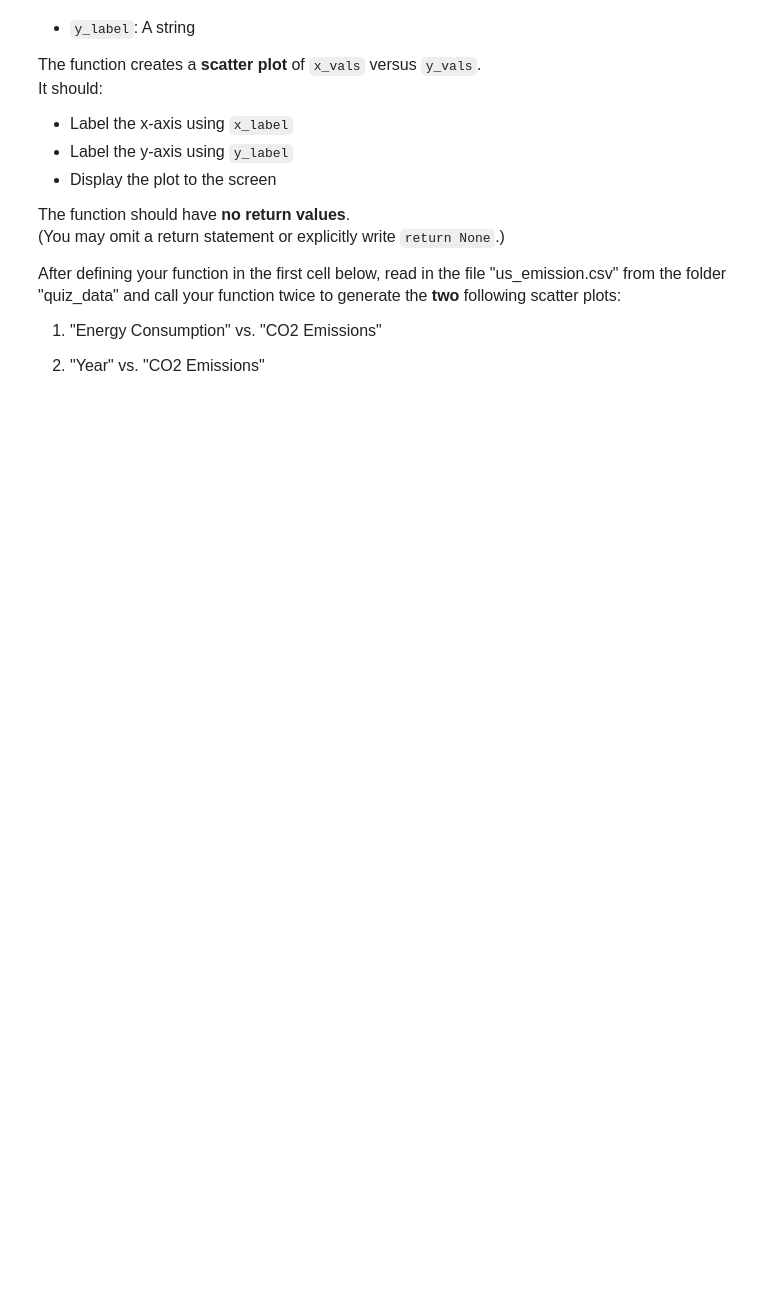
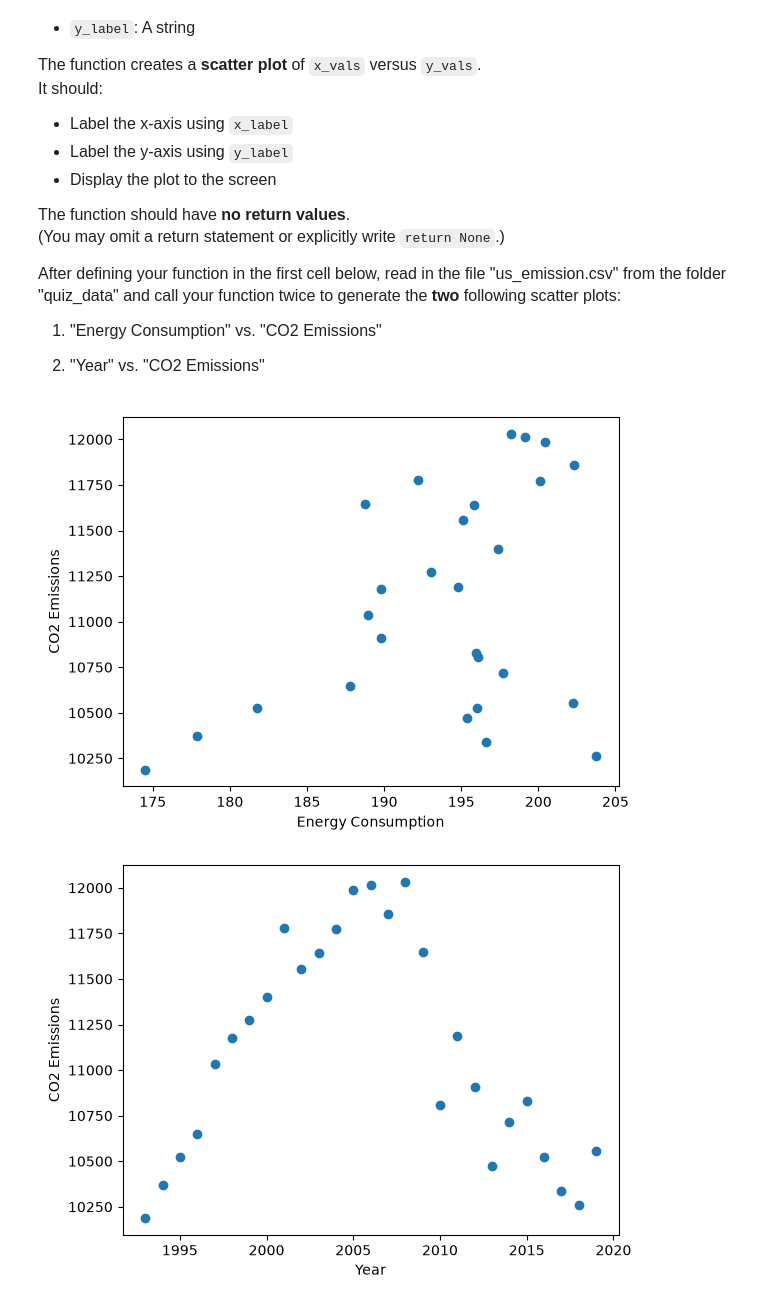
Before and after one commit to adamkeos/datasci151fall2026, a Jupyter notebook: _quizzes/practice_quiz_3/practice_quiz_3.ipynb, the cells around one changed output. Drawn from its saved outputs; the diff is of its cells as text; code cells hidden in the pictures; blank space fills up the shorter version.

```diff
--- a/_quizzes/practice_quiz_3/practice_quiz_3.ipynb
+++ b/_quizzes/practice_quiz_3/practice_quiz_3.ipynb
@@ -187,7 +243,18 @@ After defining your function in the first cell below, read in the file "us_emiss
 import matplotlib.pyplot as plt
 
 # Your function here
+def graph(x_vals, y_vals, x_label, y_label):
+    plt.scatter(x_vals, y_vals)
+    plt.xlabel(x_label)
+    plt.ylabel(y_label)
+    plt.show()
 # %%
 import pandas as pd
 
 # read in the us_emission.csv dataset, and call your function twice to generate two scatter plots
+us_emission = pd.read_csv("quiz_data/us_emission.csv")
+graph(us_emission["Energy_consumption"], us_emission["CO2_emission"], "Energy Consumption", "CO2 Emissions")
+graph(us_emission["Year"], us_emission["CO2_emission"], "Year", "CO2 Emissions")
+# %% [output]
+[figure, added]
+[figure, added]
```
Also changed, not shown: parts of 6 cells of this notebook.
